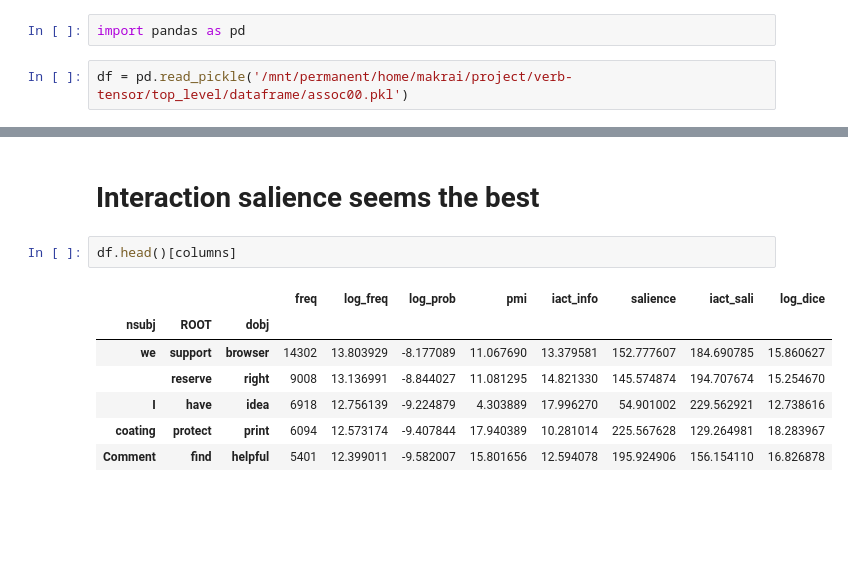
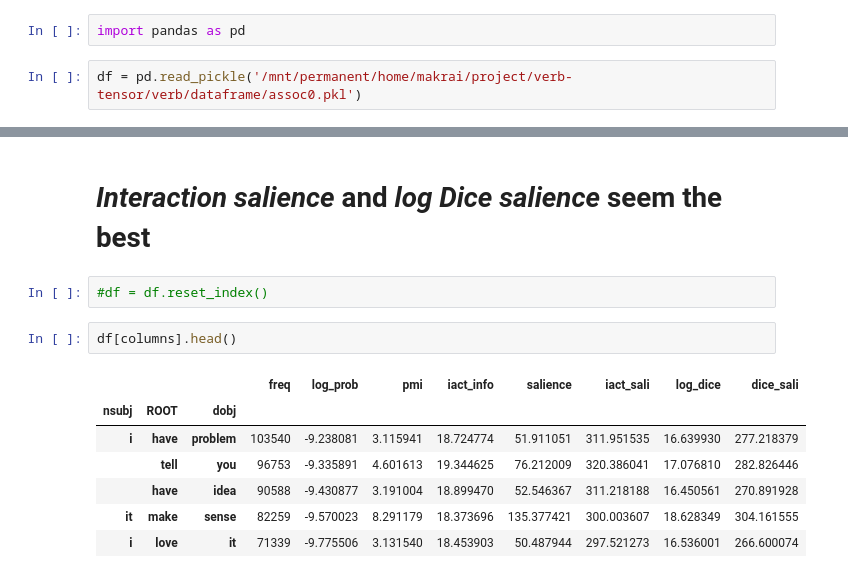
Before and after one commit to makrai/verb-tensor, a Jupyter notebook: top_triples_by_weight.ipynb, the cells around one changed output, grey strips where cells are left out. Drawn from its saved outputs; the diff is of its cells as text; blank space fills up the shorter version.

Commit message:
First results with verbs with optional arguments. it make sense

```diff
--- a/top_triples_by_weight.ipynb
+++ b/top_triples_by_weight.ipynb
@@ -1,5 +1,5 @@
 # %%
 import pandas as pd
 # %%
-df = pd.read_pickle('/mnt/permanent/home/makrai/project/verb-tensor/top_level/dataframe/assoc00.pkl')
+df = pd.read_pickle('/mnt/permanent/home/makrai/project/verb-tensor/verb/dataframe/assoc0.pkl')
 # %%
@@ -17,15 +17,17 @@ df[columns].describe(percentiles=[])
-# %% [markdown]
-# Interaction salience seems the best
+# %% [markdown]
+# _Interaction salience_ and _log Dice salience_ seem the best
+# %%
+#df = df.reset_index()
 # %%
-df.head()[columns]
+df[columns].head()
 # %% [output]
-|  |  |  | freq | log_freq | log_prob | pmi | iact_info | salience | iact_sali | log_dice |
+|  |  |  | freq | log_prob | pmi | iact_info | salience | iact_sali | log_dice | dice_sali |
 | nsubj | ROOT | dobj |  |  |  |  |  |  |  |  |
-| we | support | browser | 14302 | 13.803929 | -8.177089 | 11.067690 | 13.379581 | 152.777607 | 184.690785 | 15.860627 |
-|  | reserve | right | 9008 | 13.136991 | -8.844027 | 11.081295 | 14.821330 | 145.574874 | 194.707674 | 15.254670 |
-| I | have | idea | 6918 | 12.756139 | -9.224879 | 4.303889 | 17.996270 | 54.901002 | 229.562921 | 12.738616 |
-| coating | protect | print | 6094 | 12.573174 | -9.407844 | 17.940389 | 10.281014 | 225.567628 | 129.264981 | 18.283967 |
-| Comment | find | helpful | 5401 | 12.399011 | -9.582007 | 15.801656 | 12.594078 | 195.924906 | 156.154110 | 16.826878 |
+| i | have | problem | 103540 | -9.238081 | 3.115941 | 18.724774 | 51.911051 | 311.951535 | 16.639930 | 277.218379 |
+|  | tell | you | 96753 | -9.335891 | 4.601613 | 19.344625 | 76.212009 | 320.386041 | 17.076810 | 282.826446 |
+|  | have | idea | 90588 | -9.430877 | 3.191004 | 18.899470 | 52.546367 | 311.218188 | 16.450561 | 270.891928 |
+| it | make | sense | 82259 | -9.570023 | 8.291179 | 18.373696 | 135.377421 | 300.003607 | 18.628349 | 304.161555 |
+| i | love | it | 71339 | -9.775506 | 3.131540 | 18.453903 | 50.487944 | 297.521273 | 16.536001 | 266.600074 |
 # %%
 df.sort_values('pmi', ascending=False).head()[columns]
 # %% [output]
```
Also changed, not shown: parts of 9 cells of this notebook.
